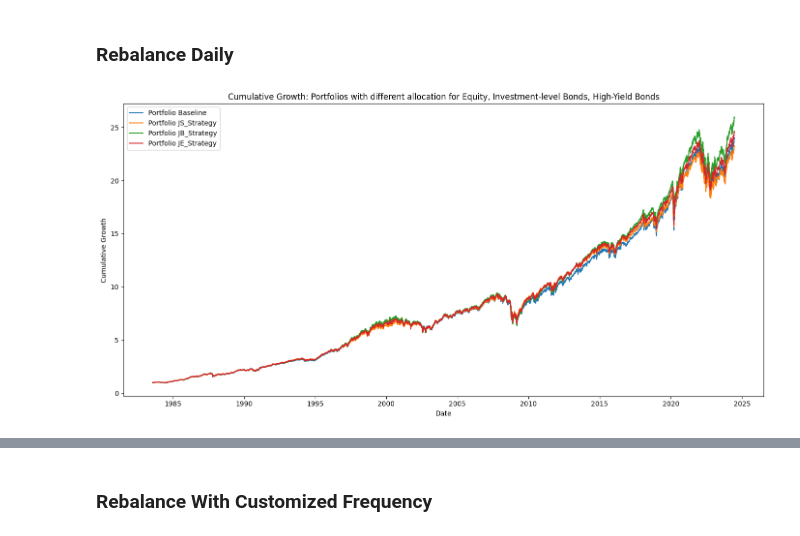
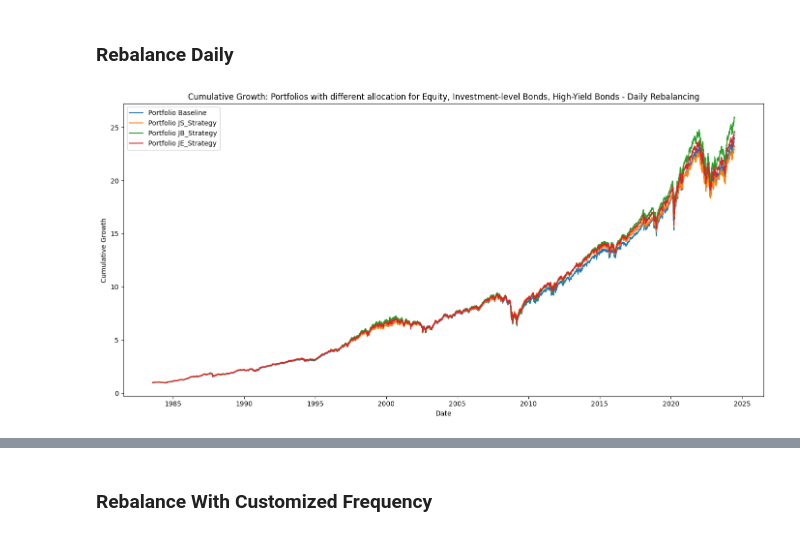
Before and after one commit to XiaozheZhangLehigh/Evaluating-the-Role-of-High-Yield-Bonds, a Jupyter notebook: NewData_Rebalancing_Code.ipynb, the cells around one changed output, grey strips where cells are left out. Saved outputs shown, nothing was run; the diff lists cells and outputs as text; code cells hidden in the pictures.

```diff
--- a/NewData_Rebalancing_Code.ipynb
+++ b/NewData_Rebalancing_Code.ipynb
@@ -213,10 +214,10 @@ def backtest_portfolios_daily(allocations_df, backtest_start_date, backtest_end_
     plt.show()
 
     return cumulative_product_dict
-# %%
-daily_rebalancing_dict = backtest_portfolios_daily(allocations_df, start_date, end_date)
-# %% [output]
-[figure, removed]
+# %%
+daily_rebalancing_dict = backtest_portfolios_daily(allocations_df, start_date, end_date, title='Cumulative Growth: Portfolios with different allocation for Equity, Investment-level Bonds, High-Yield Bonds - Daily Rebalancing')
+# %% [output]
+[figure, added]
 # %%
 # Iterate over each allocation's returns and calculate performance metrics
 performance_metrics = {}
```
Also changed, not shown: parts of 11 cells of this notebook.
